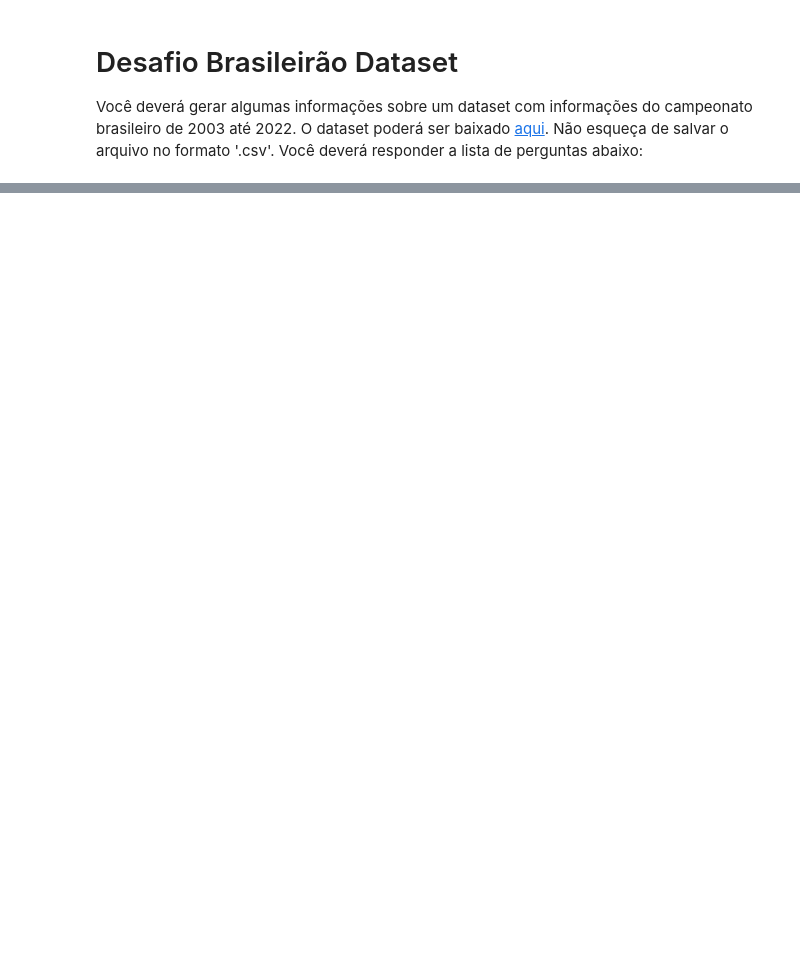
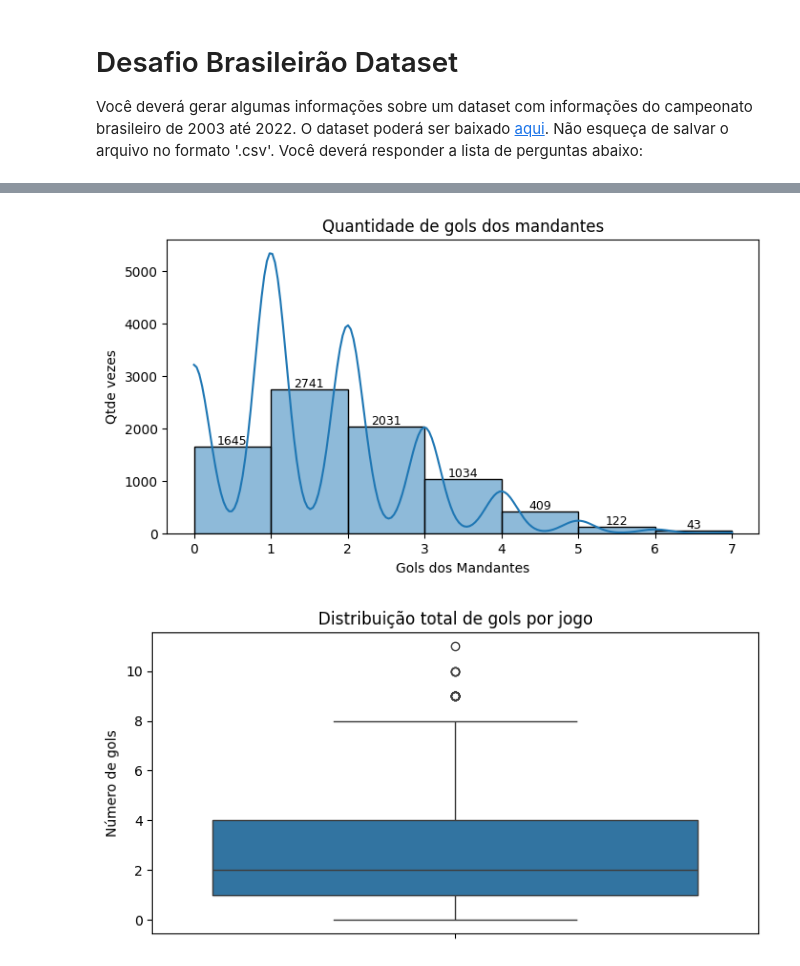
Before and after one commit to daniel19vasco/An-lise-de--Dados, a Jupyter notebook: A04_Desafio_brasileirao/desafio_brasileirao.ipynb, the cells around one changed output, grey strips where cells are left out. Saved outputs shown, nothing was run; the diff lists cells and outputs as text; code cells hidden in the pictures; blank space fills up the shorter version.

```diff
--- a/A04_Desafio_brasileirao/desafio_brasileirao.ipynb
+++ b/A04_Desafio_brasileirao/desafio_brasileirao.ipynb
@@ -32,25 +114,63 @@ df.shape
 # Parte 2 - Filtragem e Agrupamento
 
 # 1. Quantos jogos terminaram empatados?
-
+# filtrar mandante_Placar = visitante_Placar
+# fazer a contagem
+print(f"Jogos empatados: {df_brasileirao[df_brasileirao['mandante_Placar'] == df_brasileirao['visitante_Placar']].shape[0]}.")
 
 # 2. Qual foi a média de gols por jogo?
-
+# criar uma coluna somando os gols do mandante e do visitante e depois fazer a média.
+df_brasileirao['gols_no_jogo'] = df_brasileirao['mandante_Placar'] + df_brasileirao['visitante_Placar']
+print(f"Média de gols por jogo: {df_brasileirao['gols_no_jogo'].mean().round(2)}.")
 
 # 3. Crie uma tabela mostrando quantas vezes cada time jogou como mandante.
-
+print("\nTabela de quantidade de jogos como mandante:")
+display(df_brasileirao.groupby('mandante')['mandante'].count())
 
 # 4. Qual clube mais venceu como mandante?
-
+print("Time mais venceu como mandante:")
+# df_mandante_venceu = df_brasileirao[df_brasileirao['mandante_Placar'] > df_brasileirao['visitante_Placar']]
+# df_mandante_venceu['qtde'] = 1
+# df_mv_agrupado = df_mandante_venceu.groupby('vencedor')['qtde'].sum()
+# df_mv_agrupado.sort_values()
+# df_mv_agrupado
 
 # 5. Quantas partidas tiveram 3 ou mais gols no total?
+print(f"Jogos com 3 gols ou mais: {df_brasileirao[df_brasileirao['gols_no_jogo'] > 2].shape[0]}.")
 # %%
 # Parte 3 - Visualização
 
 # 1. Gráfico de barras: Mostre a quantidade de vitórias dos mandantes vs visitantes:
 
+# plt.figure(figsize=(8,4))
+# df_brasileirao['quem_venceu'] = if df_brasileirao['mandante_Placar'] > df_brasileirao['visitante_Placar']
+
+
 
 # 2. Gere um Histograma da quantidade de gols dos mandantes:
 
+plt.figure(figsize=(8,4))
+
+ax = sns.histplot(df_brasileirao['mandante_Placar'], bins=7, kde=True)
+for p in ax.patches:
+    height = p.get_height()
+    x = p.get_x() + p.get_width() / 2
+    ax.text(x, height, int(height), ha="center", va="bottom", fontsize=9)
+
+plt.title("Quantidade de gols dos mandantes")
+plt.xlabel("Gols dos Mandantes")
+plt.ylabel("Qtde vezes")
+plt.show()
+
 
 # 3. Gere um boxplot da distribuição total de gols por jogo:
+
+plt.figure(figsize=(8,4))
+
+sns.boxplot(data=df_brasileirao, y='gols_no_jogo')
+plt.title("Distribuição total de gols por jogo")
+plt.ylabel("Número de gols")
+plt.show()
+# %% [output]
+[figure, added]
+[figure, added]
```
Also changed, not shown: parts of 2 cells of this notebook, 2 other files.
